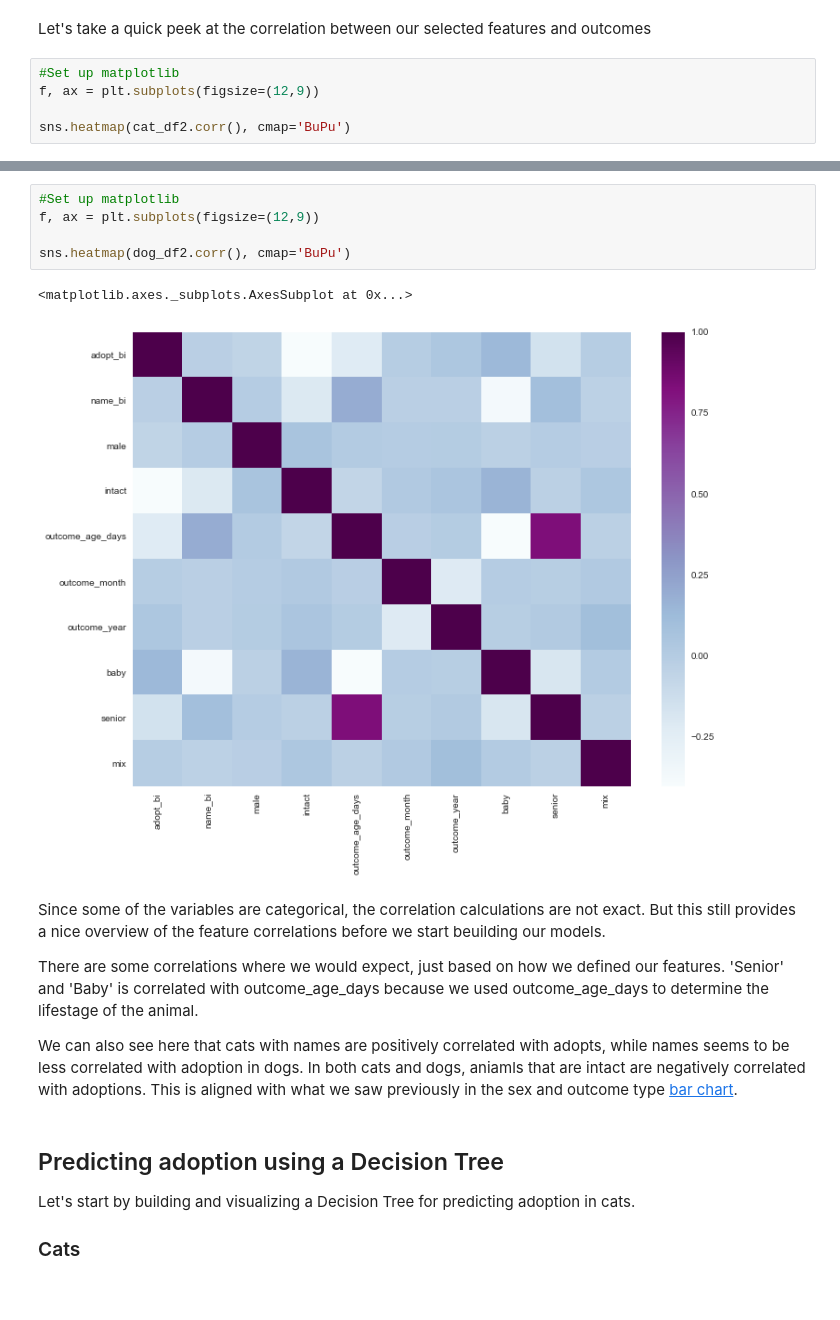
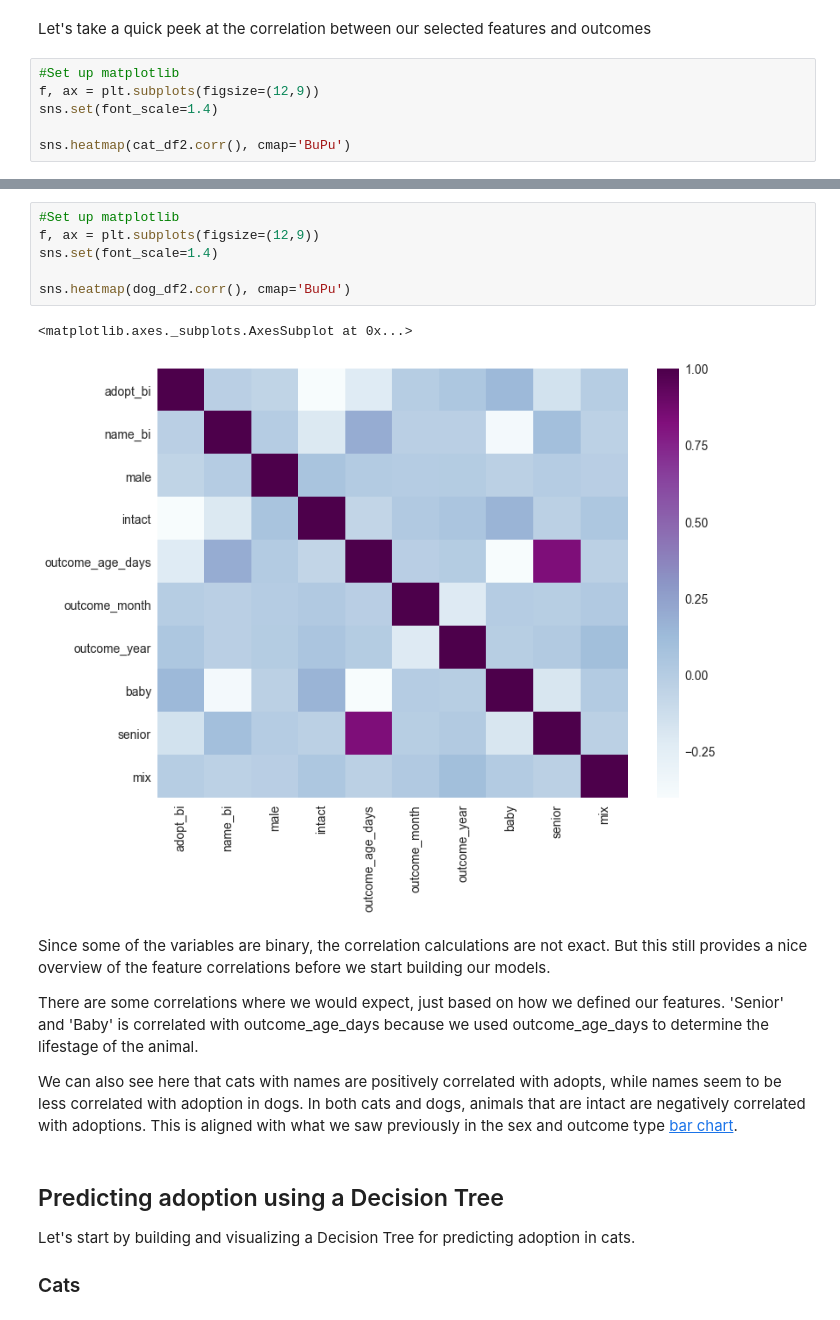
Before and after one commit to jlinGG/Thinkful-DS-Bootcamp, a Jupyter notebook: Capstone-3.ipynb, the cells around one changed output, grey strips where cells are left out. Saved outputs shown, nothing was run; the diff lists cells and outputs as text.

```diff
--- a/Capstone-3.ipynb
+++ b/Capstone-3.ipynb
@@ -744,6 +753,7 @@ Let's take a quick peek at the correlation between our selected features and out
 # %%
 #Set up matplotlib
 f, ax = plt.subplots(figsize=(12,9))
+sns.set(font_scale=1.4)
 
 sns.heatmap(cat_df2.corr(), cmap='BuPu')
 # %% [output]
@@ -752,17 +762,18 @@ sns.heatmap(cat_df2.corr(), cmap='BuPu')
 # %%
 #Set up matplotlib
 f, ax = plt.subplots(figsize=(12,9))
+sns.set(font_scale=1.4)
 
 sns.heatmap(dog_df2.corr(), cmap='BuPu')
 # %% [output]
 <matplotlib.axes._subplots.AxesSubplot at 0x...>
-[figure, old version]
+[figure, new version]
 # %% [markdown]
-Since some of the variables are categorical, the correlation calculations are not exact.  But this still provides a nice overview of the feature correlations before we start beuilding our models.
+Since some of the variables are binary, the correlation calculations are not exact.  But this still provides a nice overview of the feature correlations before we start building our models.
 
 There are some correlations where we would expect, just based on how we defined our features.  'Senior' and 'Baby' is correlated with outcome_age_days because we used outcome_age_days to determine the lifestage of the animal.
 
-We can also see here that cats with names are positively correlated with adopts, while names seems to be less correlated with adoption in dogs. In both cats and dogs, aniamls that are intact are negatively correlated with adoptions.  This is aligned with what we saw previously in the sex and outcome type [bar chart](#sexvoutcome).
+We can also see here that cats with names are positively correlated with adopts, while names seem to be less correlated with adoption in dogs. In both cats and dogs, animals that are intact are negatively correlated with adoptions.  This is aligned with what we saw previously in the sex and outcome type [bar chart](#sexvoutcome).
 # %% [markdown]
 <a id='tree'></a>
 ## Predicting adoption using a Decision Tree
```
Also changed, not shown: parts of 53 cells of this notebook.
